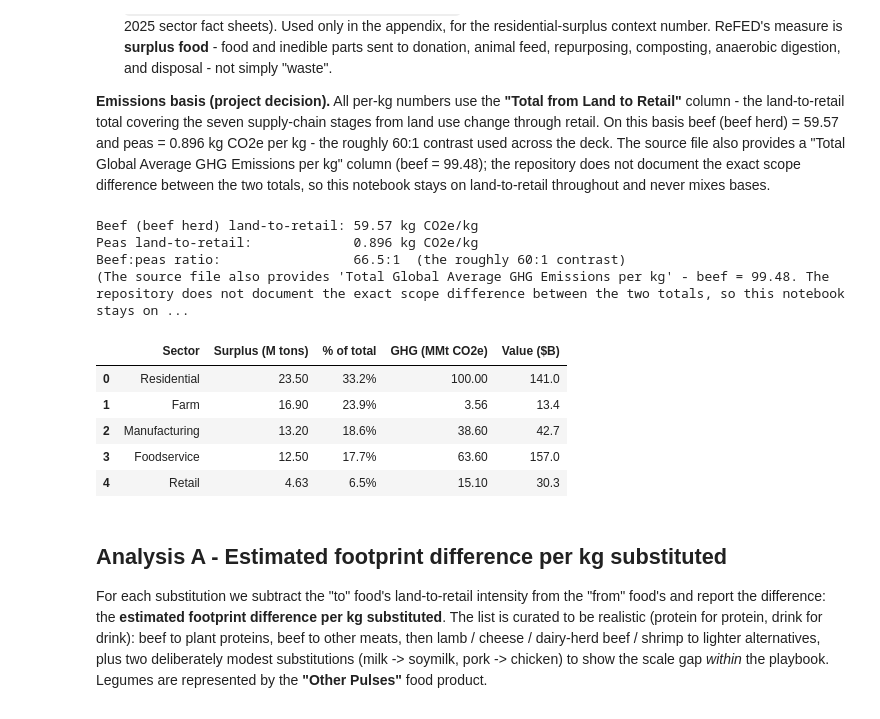
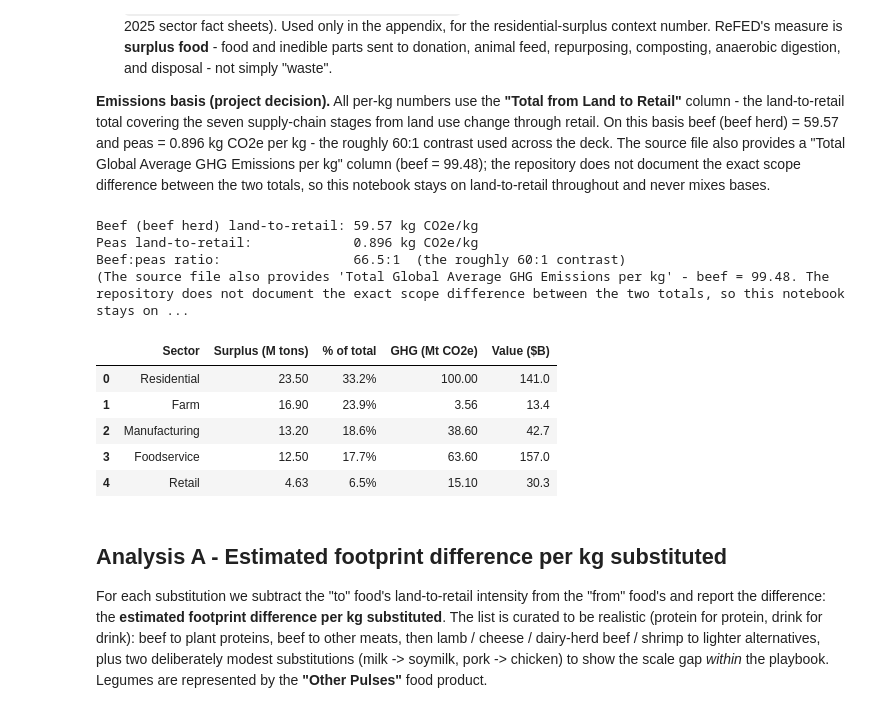
Before and after one commit to dombondyra/JH-2026-Final-Project, a Jupyter notebook: notebooks/05_playbook.ipynb, the cells around one changed output. Drawn from its saved outputs; the diff is of its cells as text; code cells hidden in the pictures.

```diff
--- a/notebooks/05_playbook.ipynb
+++ b/notebooks/05_playbook.ipynb
@@ -82,31 +82,31 @@ plt.rcParams.update({
 # %%
 per_kg = pd.read_csv(DATA / 'Food_Product_Emissions.csv')
 refed  = pd.read_csv(DATA / 'ReFED_surplus_table(Surplus Data).csv').dropna(how='all')
 # The GHG header arrives mojibaked from the source export - rename it to ASCII on load.
-refed.columns = ['GHG (MMt CO2e)' if 'GHG' in c else c for c in refed.columns]
-assert 'GHG (MMt CO2e)' in refed.columns
+refed.columns = ['GHG (Mt CO2e)' if 'GHG' in c else c for c in refed.columns]
+assert 'GHG (Mt CO2e)' in refed.columns
 
 BASIS = 'Total from Land to Retail'          # project-wide emissions basis
 ltr = per_kg.set_index('Food product')[BASIS]
 
 # Sanity checks: the basis decision reproduces the deck's headline contrast.
 assert len(per_kg) == 43 and per_kg.isna().sum().sum() == 0
 beef, peas = ltr['Beef (beef herd)'], ltr['Peas']
 owid_avg_beef = per_kg.set_index('Food product').loc[
     'Beef (beef herd)', 'Total Global Average GHG Emissions per kg']
 print(f'Beef (beef herd) land-to-retail: {beef:.2f} kg CO2e/kg')
 print(f'Peas land-to-retail:             {peas:.3f} kg CO2e/kg')
 print(f'Beef:peas ratio:                 {beef/peas:.1f}:1  (the roughly 60:1 contrast)')
 print(f"(The source file also provides 'Total Global Average GHG Emissions per kg' - beef = "
       f"{owid_avg_beef:.2f}. The repository does not document the exact scope difference "
       f"between the two totals, so this notebook stays on land-to-retail throughout.)")
 refed
 # %% [output]
 Beef (beef herd) land-to-retail: 59.57 kg CO2e/kg
 Peas land-to-retail:             0.896 kg CO2e/kg
 Beef:peas ratio:                 66.5:1  (the roughly 60:1 contrast)
 (The source file also provides 'Total Global Average GHG Emissions per kg' - beef = 99.48. The repository does not document the exact scope difference between the two totals, so this notebook stays on ...
-|  | Sector | Surplus (M tons) | % of total | GHG (MMt CO2e) | Value ($B) |
+|  | Sector | Surplus (M tons) | % of total | GHG (Mt CO2e) | Value ($B) |
 | 0 | Residential | 23.50 | 33.2% | 100.00 | 141.0 |
 | 1 | Farm | 16.90 | 23.9% | 3.56 | 13.4 |
 | 2 | Manufacturing | 13.20 | 18.6% | 38.60 | 42.7 |
```
Also changed, not shown: parts of 3 cells of this notebook, 3 other files.
